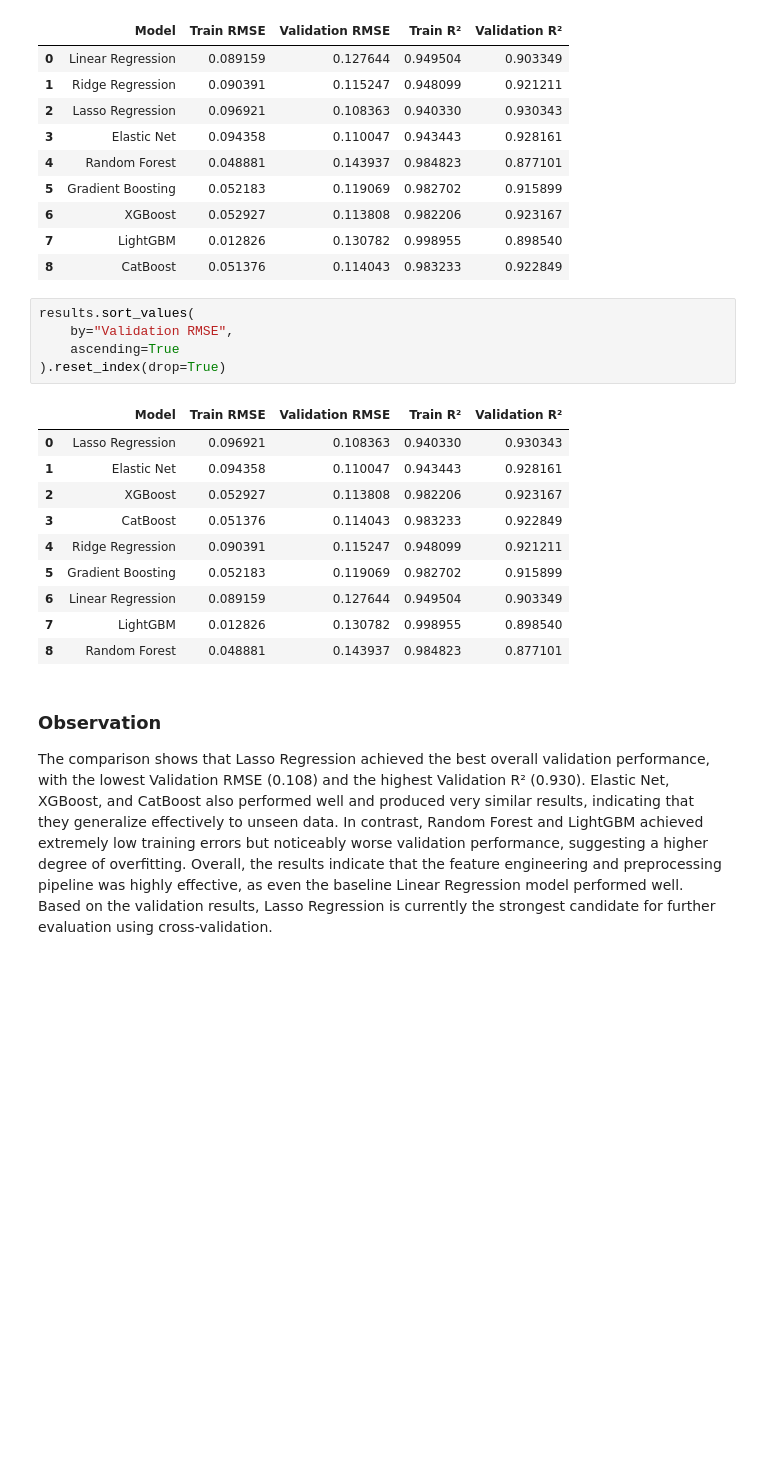
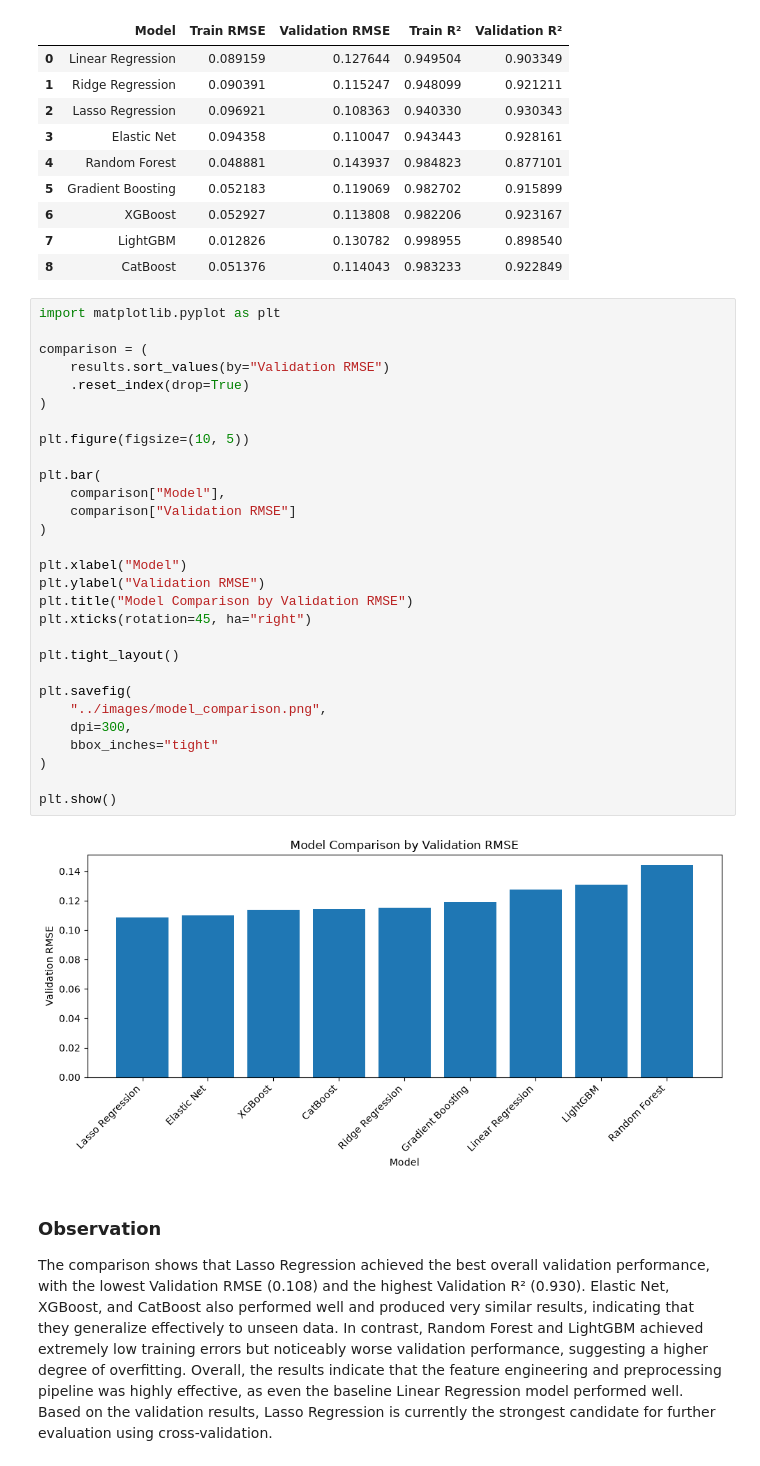
Before and after one commit to mustafa-al-soufi/house-price-prediction, a Jupyter notebook: notebooks/exploration.ipynb, the cells around one changed output. Drawn from its saved outputs; the diff is of its cells as text; blank space fills up the shorter version.

```diff
--- a/notebooks/exploration.ipynb
+++ b/notebooks/exploration.ipynb
@@ -1076,21 +1098,36 @@ results
 | 7 | LightGBM | 0.012826 | 0.130782 | 0.998955 | 0.898540 |
 | 8 | CatBoost | 0.051376 | 0.114043 | 0.983233 | 0.922849 |
 # %%
-results.sort_values(
-    by="Validation RMSE",
-    ascending=True
-).reset_index(drop=True)
+import matplotlib.pyplot as plt
+
+comparison = (
+    results.sort_values(by="Validation RMSE")
+    .reset_index(drop=True)
+)
+
+plt.figure(figsize=(10, 5))
+
+plt.bar(
+    comparison["Model"],
+    comparison["Validation RMSE"]
+)
+
+plt.xlabel("Model")
+plt.ylabel("Validation RMSE")
+plt.title("Model Comparison by Validation RMSE")
+plt.xticks(rotation=45, ha="right")
+
+plt.tight_layout()
+
+plt.savefig(
+    "../images/model_comparison.png",
+    dpi=300,
+    bbox_inches="tight"
+)
+
+plt.show()
 # %% [output]
-|  | Model | Train RMSE | Validation RMSE | Train R² | Validation R² |
-| 0 | Lasso Regression | 0.096921 | 0.108363 | 0.940330 | 0.930343 |
-| 1 | Elastic Net | 0.094358 | 0.110047 | 0.943443 | 0.928161 |
-| 2 | XGBoost | 0.052927 | 0.113808 | 0.982206 | 0.923167 |
-| 3 | CatBoost | 0.051376 | 0.114043 | 0.983233 | 0.922849 |
-| 4 | Ridge Regression | 0.090391 | 0.115247 | 0.948099 | 0.921211 |
-| 5 | Gradient Boosting | 0.052183 | 0.119069 | 0.982702 | 0.915899 |
-| 6 | Linear Regression | 0.089159 | 0.127644 | 0.949504 | 0.903349 |
-| 7 | LightGBM | 0.012826 | 0.130782 | 0.998955 | 0.898540 |
-| 8 | Random Forest | 0.048881 | 0.143937 | 0.984823 | 0.877101 |
+[figure, added]
 # %% [markdown]
 ### Observation
 The comparison shows that Lasso Regression achieved the best overall validation performance, with the lowest Validation RMSE (0.108) and the highest Validation R² (0.930). Elastic Net, XGBoost, and CatBoost also performed well and produced very similar results, indicating that they generalize effectively to unseen data. In contrast, Random Forest and LightGBM achieved extremely low training errors but noticeably worse validation performance, suggesting a higher degree of overfitting. Overall, the results indicate that the feature engineering and preprocessing pipeline was highly effective, as even the baseline Linear Regression model performed well. Based on the validation results, Lasso Regression is currently the strongest candidate for further evaluation using cross-validation.
```
Also changed, not shown: parts of 4 cells of this notebook, 9 other files.
